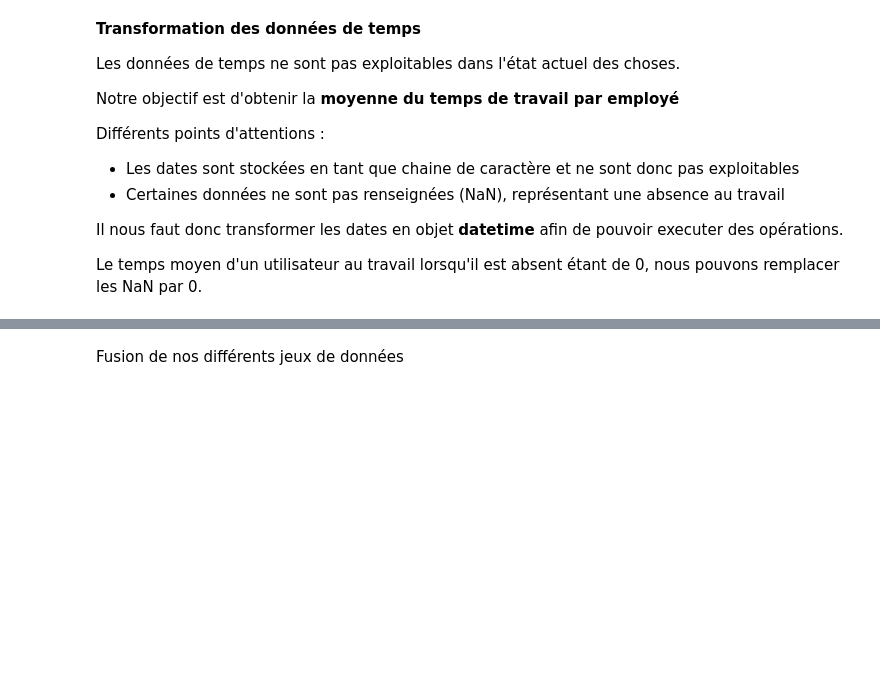
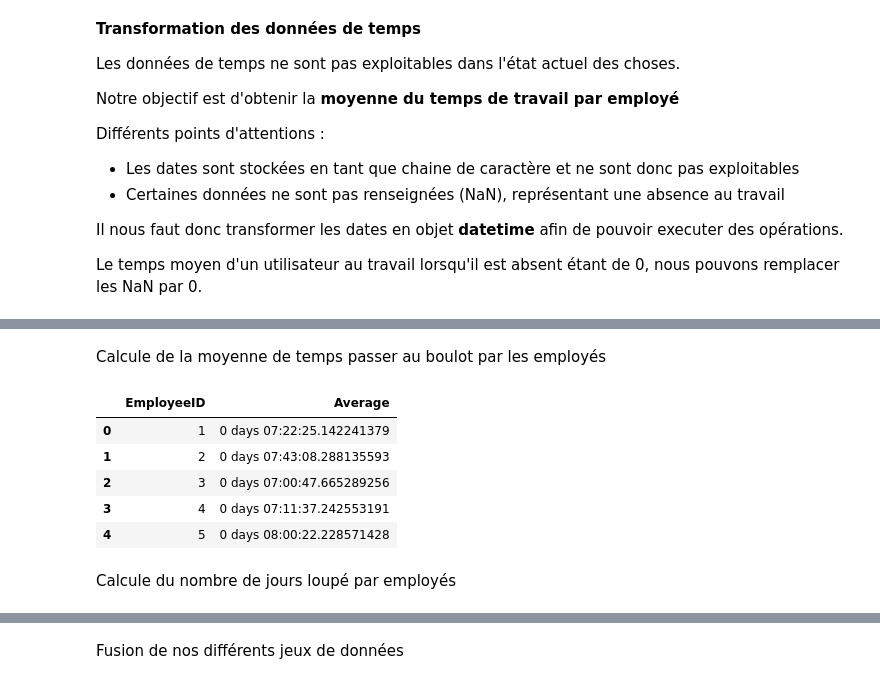
Before and after one commit to Mathieubola/ProjetIA, a Jupyter notebook: Data non-éthique.ipynb.ipynb, the cells around one changed output, grey strips where cells are left out. Saved outputs shown, nothing was run; the diff lists cells and outputs as text; code cells hidden in the pictures; blank space fills up the shorter version.

Commit message:
added data extracted from employees time sheet

```diff
--- a/Data non-éthique.ipynb.ipynb
+++ b/Data non-éthique.ipynb.ipynb
@@ -99,0 +90,17 @@ dtype: timedelta64[ns]
+# %% [markdown]
+Calcule de la moyenne de temps passer au boulot par les employés
+# %%
+work_time_sheet_average = work_time_sheet.drop("EmployeeID", axis=1).mean(axis=1)
+work_time_sheet_average = pd.DataFrame(columns=["Average"], data=work_time_sheet_average)
+work_time_sheet_average.insert(0, column="EmployeeID", value=work_time_sheet["EmployeeID"])
+# %%
+work_time_sheet_average.head()
+# %% [output]
+|  | EmployeeID | Average |
+| 0 | 1 | 0 days 07:22:25.142241379 |
+| 1 | 2 | 0 days 07:43:08.288135593 |
+| 2 | 3 | 0 days 07:00:47.665289256 |
+| 3 | 4 | 0 days 07:11:37.242553191 |
+| 4 | 5 | 0 days 08:00:22.228571428 |
+# %% [markdown]
+Calcule du nombre de jours loupé par employés
```
Also changed, not shown: parts of 12 cells of this notebook.
